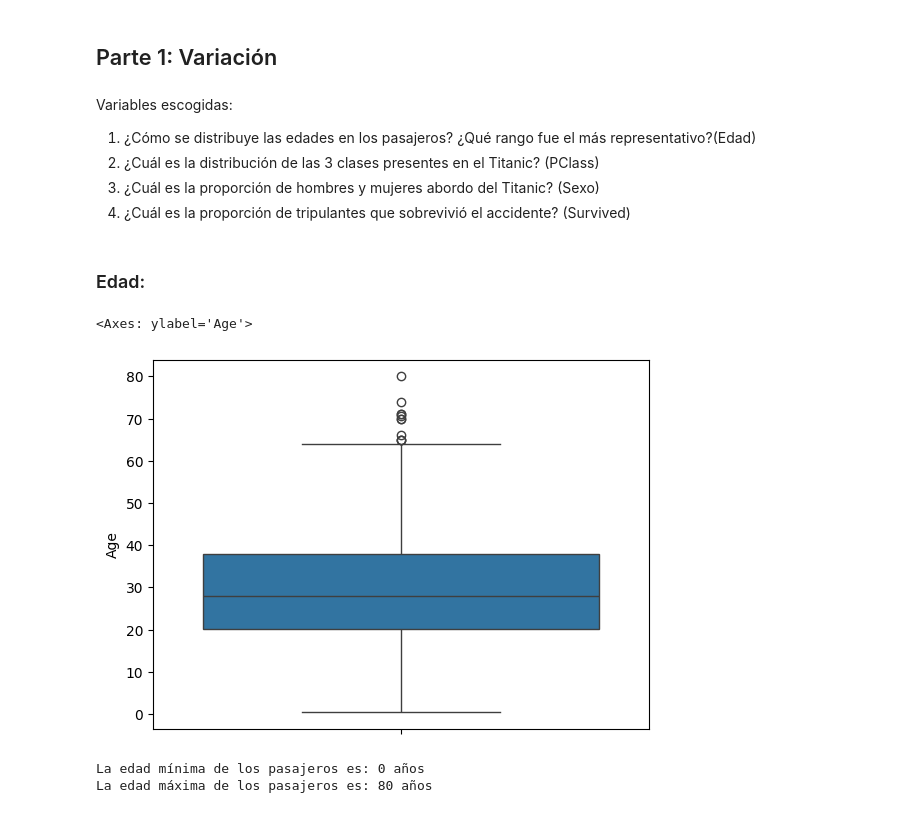
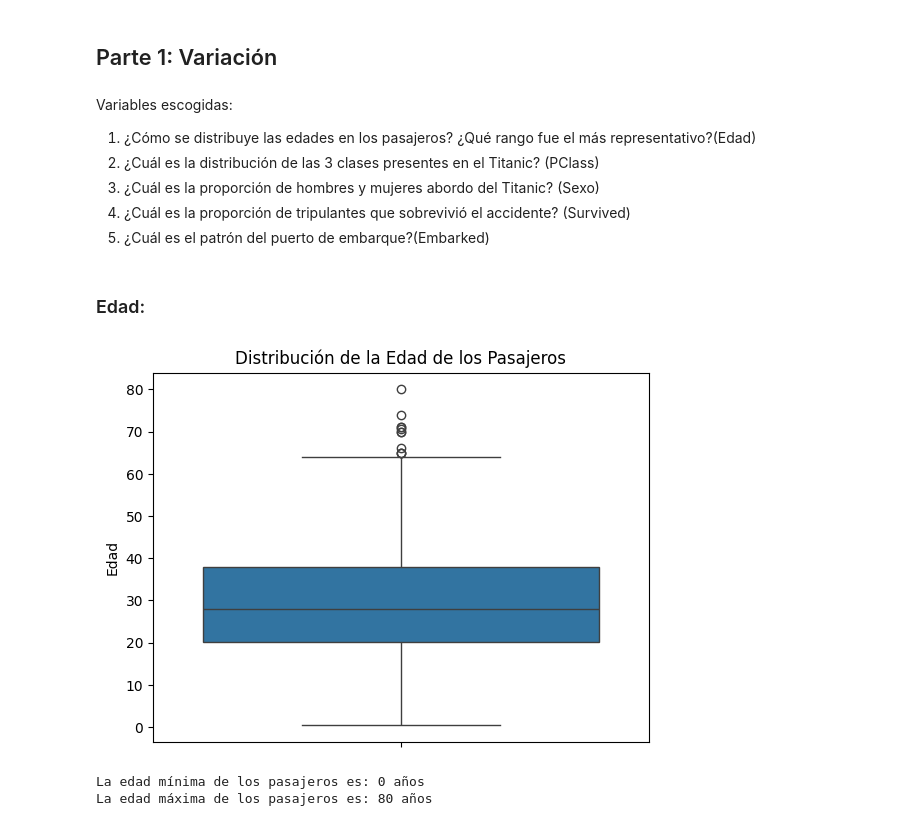
Before and after one commit to hugo-meza/TC2004B-Hugo, a Jupyter notebook: notebooks/Explorando_Titanic.ipynb, the cells around one changed output. Saved outputs shown, nothing was run; the diff lists cells and outputs as text; code cells hidden in the pictures.

```diff
--- a/notebooks/Explorando_Titanic.ipynb
+++ b/notebooks/Explorando_Titanic.ipynb
@@ -51,13 +51,16 @@ Variables escogidas:
 2.   ¿Cuál es la distribución de las 3 clases presentes en el Titanic? (PClass)
 3.   ¿Cuál es la proporción de hombres y mujeres abordo del Titanic? (Sexo)
 4.   ¿Cuál es la proporción de tripulantes que sobrevivió el accidente? (Survived)
+5. ¿Cuál es el patrón del puerto de embarque?(Embarked)
 # %% [markdown]
 ### Edad:
 # %%
 sns.boxplot(data=titanic, y='Age')
+plt.title('Distribución de la Edad de los Pasajeros')
+plt.ylabel('Edad')
+plt.show()
 # %% [output]
-<Axes: ylabel='Age'>
-[figure, old version]
+[figure, new version]
 # %%
 min_age = titanic['Age'].min()
 max_age = titanic['Age'].max()
```
Also changed, not shown: parts of 9 cells of this notebook, 19 other files.
